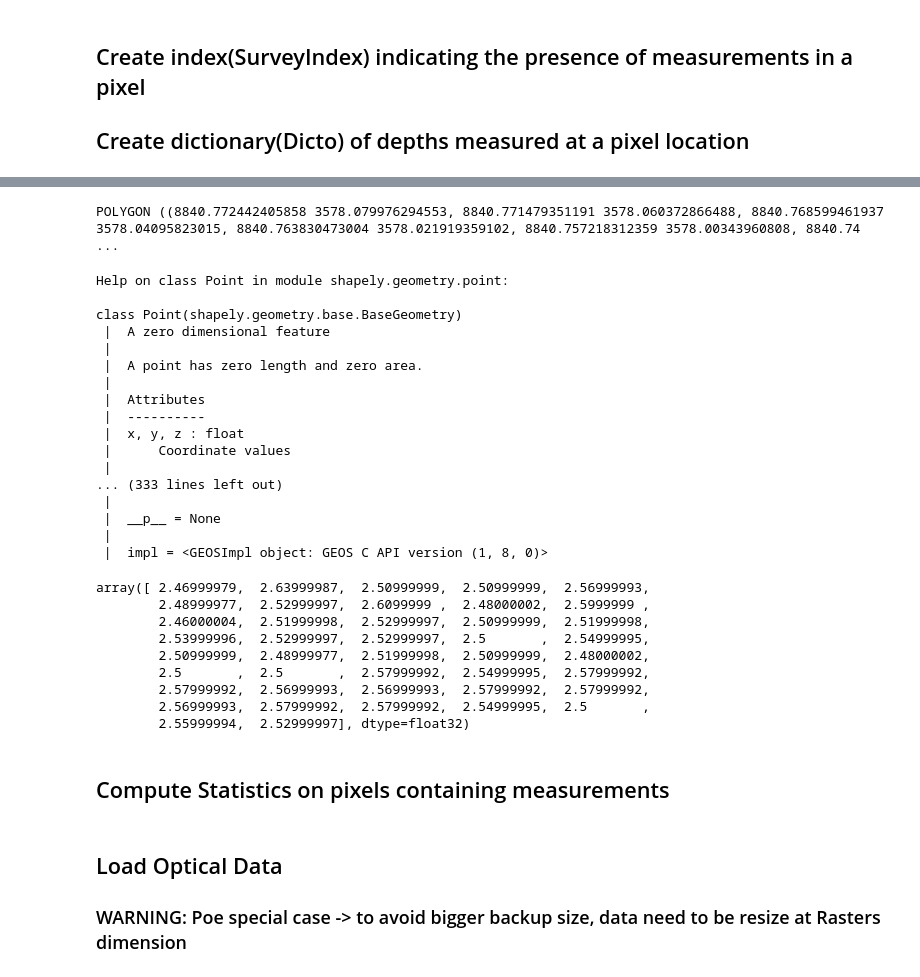
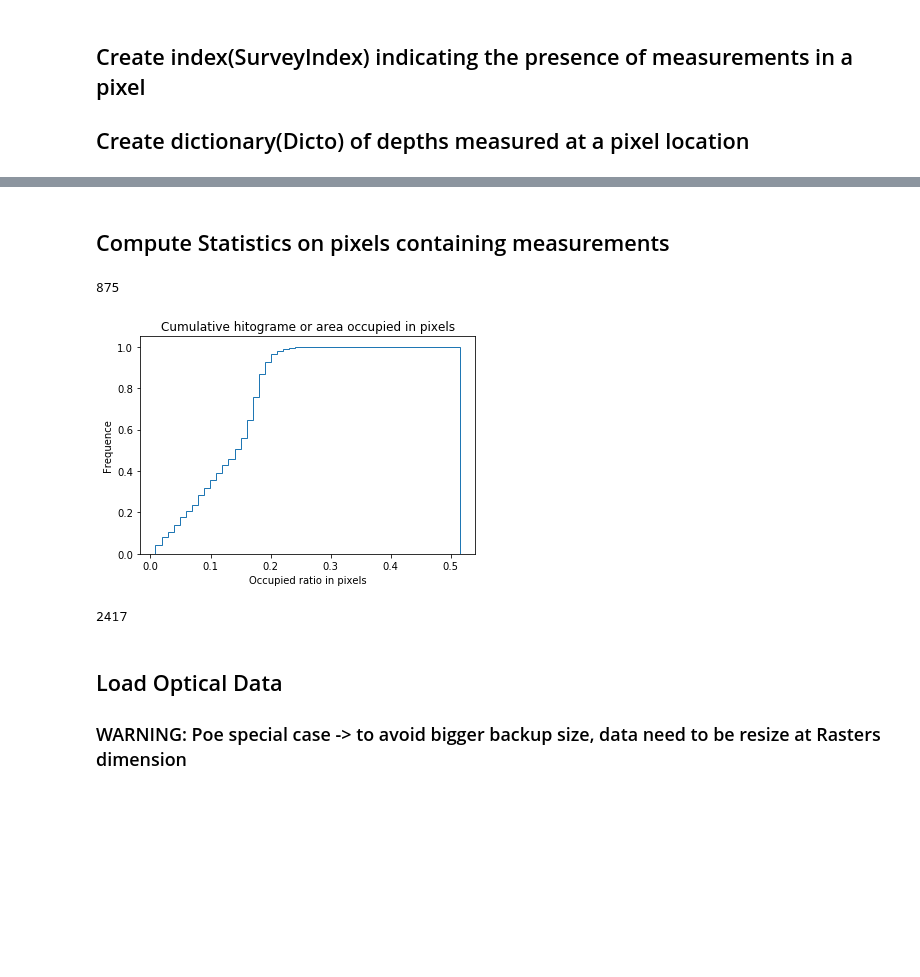
Before and after one commit to Seam8/SDB_Projects, a Jupyter notebook: Poe/Scripts/Modeling/GetBathy_Stumpf_WithFieldData.ipynb, the cells around one changed output, grey strips where cells are left out. Cells and saved outputs as stored; diff of their text form; code cells hidden in the pictures; blank space fills up the shorter version.

```diff
--- a/Poe/Scripts/Modeling/GetBathy_Stumpf_WithFieldData.ipynb
+++ b/Poe/Scripts/Modeling/GetBathy_Stumpf_WithFieldData.ipynb
@@ -232,40 +158,24 @@ for cx,cy in zip(tx, ty):
-# %%
-print(PixPoints[1])
-# %% [output]
-POLYGON ((8840.772442405858 3578.079976294553, 8840.771479351191 3578.060372866488, 8840.768599461937 3578.04095823015, 8840.763830473004 3578.021919359102, 8840.757218312359 3578.00343960808, 8840.74 ...
-# %%
-help(gom.Point)
-# %% [output]
-Help on class Point in module shapely.geometry.point:
-
-class Point(shapely.geometry.base.BaseGeometry)
- |  A zero dimensional feature
- |
- |  A point has zero length and zero area.
- |
- |  Attributes
- |  ----------
- |  x, y, z : float
- |      Coordinate values
- |
-... (333 lines left out)
- |
- |  __p__ = None
- |
- |  impl = <GEOSImpl object: GEOS C API version (1, 8, 0)>
-# %%
-np.asarray(DictoDeph[locr[0], locc[0]])
-# %% [output]
-array([ 2.46999979,  2.63999987,  2.50999999,  2.50999999,  2.56999993,
-        2.48999977,  2.52999997,  2.6099999 ,  2.48000002,  2.5999999 ,
-        2.46000004,  2.51999998,  2.52999997,  2.50999999,  2.51999998,
-        2.53999996,  2.52999997,  2.52999997,  2.5       ,  2.54999995,
-        2.50999999,  2.48999977,  2.51999998,  2.50999999,  2.48000002,
-        2.5       ,  2.5       ,  2.57999992,  2.54999995,  2.57999992,
-        2.57999992,  2.56999993,  2.56999993,  2.57999992,  2.57999992,
-        2.56999993,  2.57999992,  2.57999992,  2.54999995,  2.5       ,
-        2.55999994,  2.52999997], dtype=float32)
 # %% [markdown]
 ## Compute Statistics on pixels containing measurements
+# %%
+SurveyRatio = np.full(ClassifIndex.shape, np.NaN, dtype= np.float_)
+SurveyDisposition = {}
+for i, j  in DictoDeph.keys():
+    assert len(DictoPos[(i, j)]) == len(DictoDeph[(i, j)])
+    Points = np.asarray(DictoPos[(i, j)])
+    SurveyRatio[i, j], SurveyDisposition[i, j] = mgp.get_OccupiedRatio(Points[:,0], Points[:,1], radius=0.1)
+# %%
+n, bins, patches = plt.hist(SurveyRatio[~np.isnan(SurveyRatio)], 50, histtype='step', cumulative=1, normed=True)
+plt.xlabel('Occupied ratio in pixels')
+plt.ylabel('Frequence')
+plt.title('Cumulative hitograme or area occupied in pixels')
+np.sum(SurveyRatio>0.17)
+# %% [output]
+875
+[figure, added]
+# %%
+np.sum(~np.isnan(SurveyRatio))
+# %% [output]
+2417
 # %%
 SurveyValues = np.full(ClassifIndex.shape, np.NaN, dtype= np.float_)
```
Also changed, not shown: parts of 27 cells of this notebook, 1 other file.
